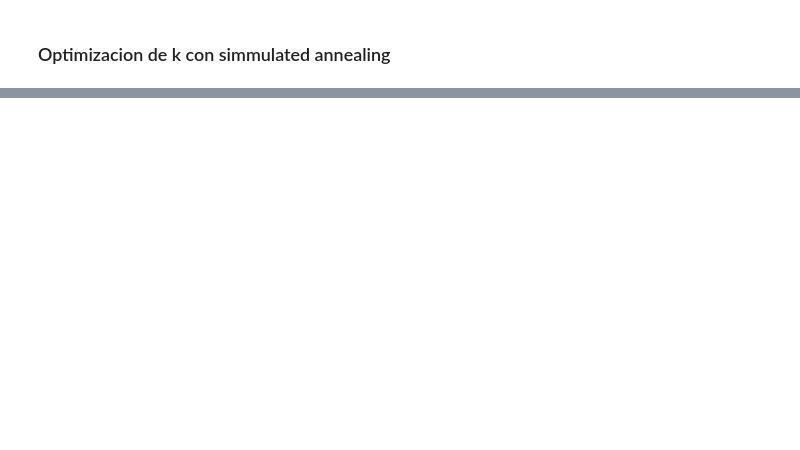
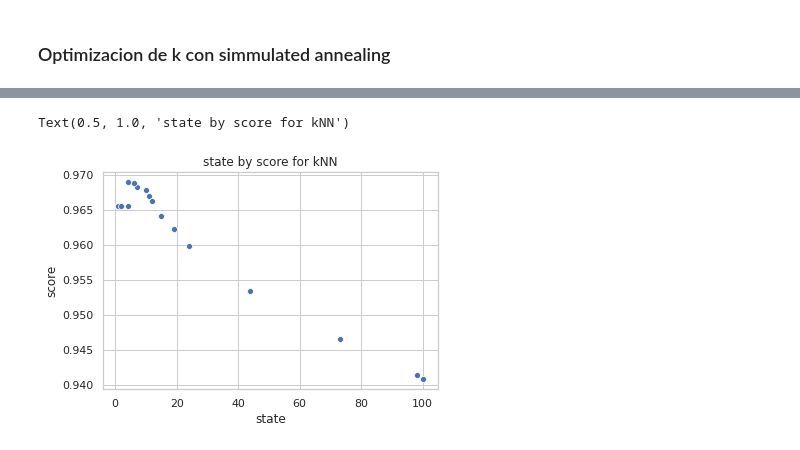
Before and after one commit to mnPanic/metnum-tp2, a Jupyter notebook: notebooks/knn_optimization.ipynb, the cells around one changed output, grey strips where cells are left out. Cells and saved outputs as stored; diff of their text form; code cells hidden in the pictures; blank space fills up the shorter version.

```diff
--- a/notebooks/knn_optimization.ipynb
+++ b/notebooks/knn_optimization.ipynb
@@ -142,10 +164,13 @@ sns.lineplot(data=df, x="step", y="score", ax=ax_score)
 # %%
 import seaborn as sns
 sns.set(style="whitegrid")
 plot = sns.scatterplot(
-    data=df, x="k", y="accuracy",
-    hue="weight_type",
+    data=df, x="state", y="score",
     legend="full",
 )
-plot.set_ylim(0.945, 0.98)
+#plot.set_ylim(0.945, 0.98)
+plot.set_title("state by score for kNN")
+# %% [output]
+Text(0.5, 1.0, 'state by score for kNN')
+[figure, added]
 # %%
```
Also changed, not shown: parts of 5 cells of this notebook, 1 other file.
